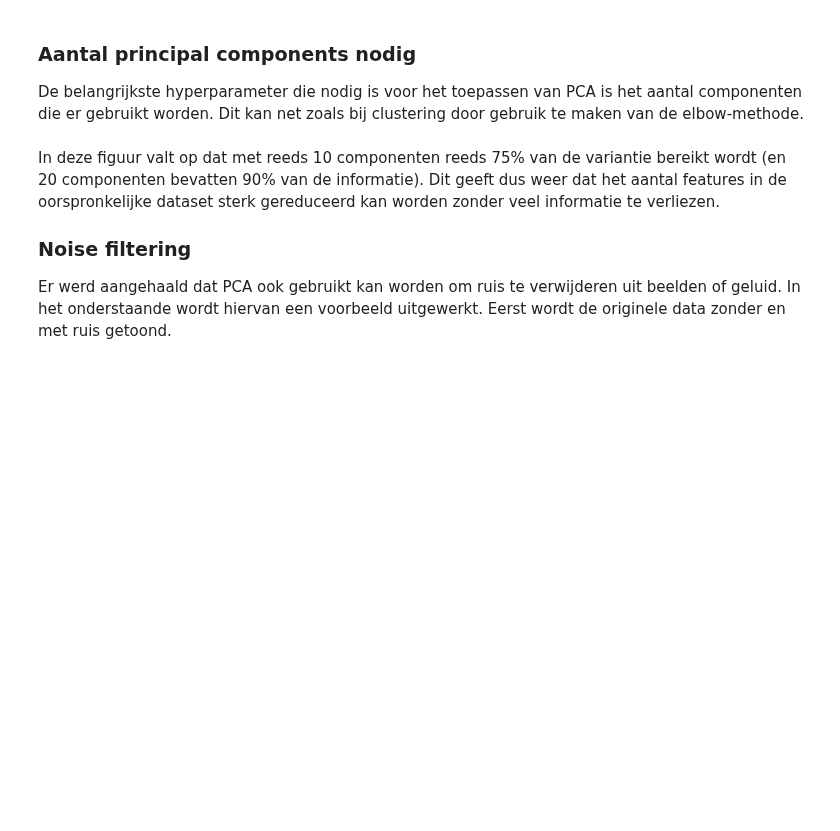
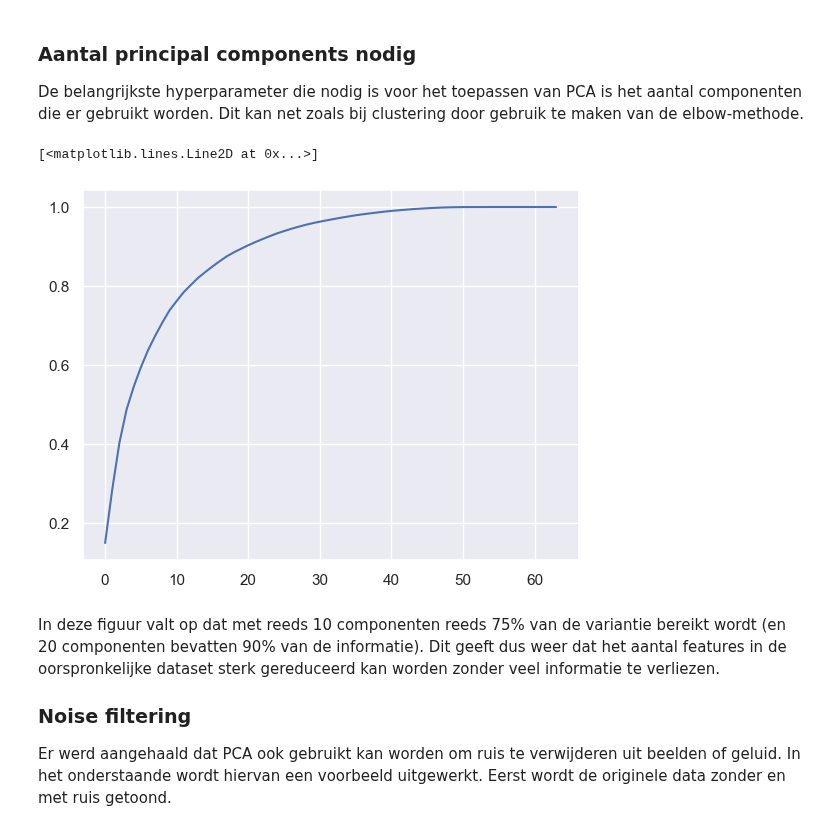
Before and after one commit to Data-Science-2425/Leerstof, a Jupyter notebook: Week 10/03_DimensionalityReduction.ipynb, the cells around one changed output. Cells and saved outputs as stored; diff of their text form; code cells hidden in the pictures; blank space fills up the shorter version.

```diff
--- a/Week 10/03_DimensionalityReduction.ipynb
+++ b/Week 10/03_DimensionalityReduction.ipynb
@@ -205,6 +244,15 @@ Meer zelfs, we bekomen reeds een goede benadering van het origineel na het gebru
 
 De belangrijkste hyperparameter die nodig is voor het toepassen van PCA is het aantal componenten die er gebruikt worden.
 Dit kan net zoals bij clustering door gebruik te maken van de elbow-methode.
+# %%
+pca = PCA().fit(digits.data) # n_components = aantal features origineel
+plt.plot(np.cumsum(pca.explained_variance_ratio_))
+
+# explained variance => abosulte waarde van variance dat per component uitgelegd wordt
+# explained variance ration => percentage van variance dat per component uitgelegd wordt
+# %% [output]
+[<matplotlib.lines.Line2D at 0x...>]
+[figure, added]
 # %% [markdown]
 In deze figuur valt op dat met reeds 10 componenten reeds 75% van de variantie bereikt wordt (en 20 componenten bevatten 90% van de informatie).
 Dit geeft dus weer dat het aantal features in de oorspronkelijke dataset sterk gereduceerd kan worden zonder veel informatie te verliezen.
```
Also changed, not shown: parts of 13 cells of this notebook.
